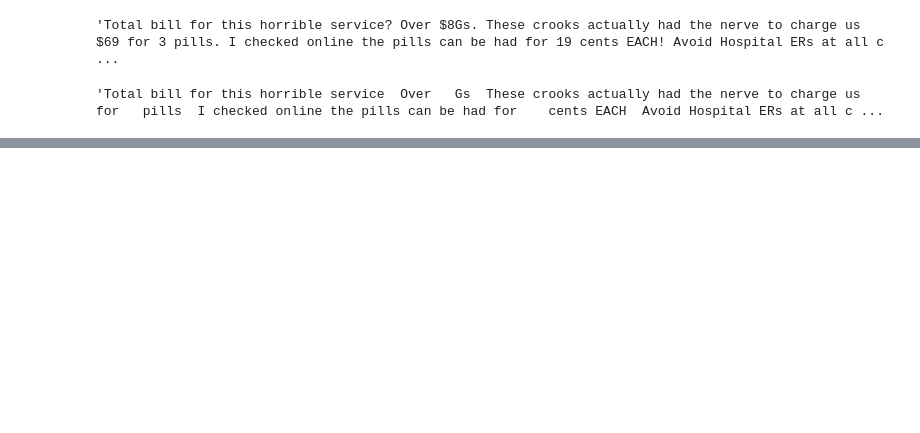
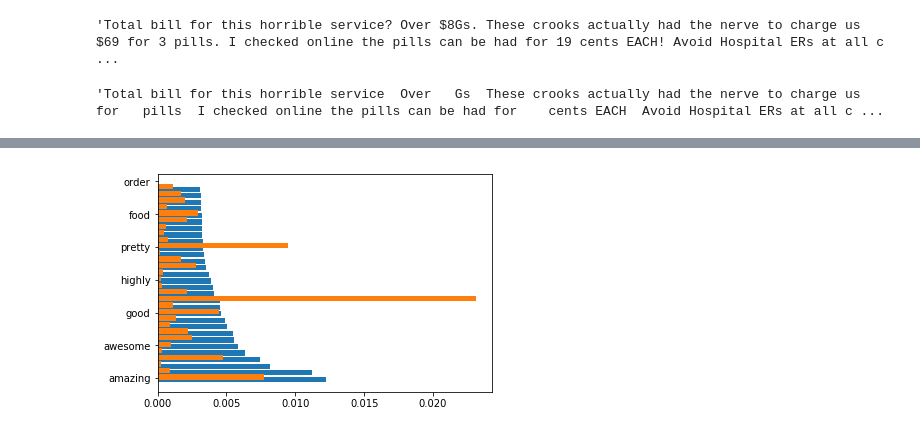
Before and after one commit to daericks/yelp-dataset, a Jupyter notebook: notebooks/review-brainstormAndClean.ipynb, the cells around one changed output, grey strips where cells are left out. Cells and saved outputs as stored; diff of their text form; code cells hidden in the pictures; blank space fills up the shorter version.

```diff
--- a/notebooks/review-brainstormAndClean.ipynb
+++ b/notebooks/review-brainstormAndClean.ipynb
@@ -65,0 +203,5 @@ dfreviews['text'][0]
+# %%
+df_wI5_wI1 = wordImportances.merge(wordImportances1, how='outer', on='Word', suffixes=('_5star', '_1star'))
+# %%
+df_wI5_wI1.sort_values(by=['Importance_5star'], axis=0, ascending=False, inplace=True)
+df_wI5_wI1.head()
@@ -65,0 +215,12 @@ dfreviews['text'][0]
+# %%
+fig, ax = plt.subplots()
+# ax.figure(figsize=(12,8))
+x=np.arange(len(df_wI5_wI1[:30]))
+shift = 0.35/2
+ax.barh(y=x-shift, width='Importance_5star', data=df_wI5_wI1[:30]);
+ax.barh(y=x+shift, width='Importance_1star', data=df_wI5_wI1[:30]);
+# plt.yticks(rotation='horizontal', fontsize=14);
+# plt.title('Words indicative of A.5-star and B.1-star reviews (vs others)', fontsize=20);
+ax.set_yticklabels(df_wI5_wI1['Word'][:30]);
+# %% [output]
+[figure, added]
```
Also changed, not shown: parts of 26 cells of this notebook.
